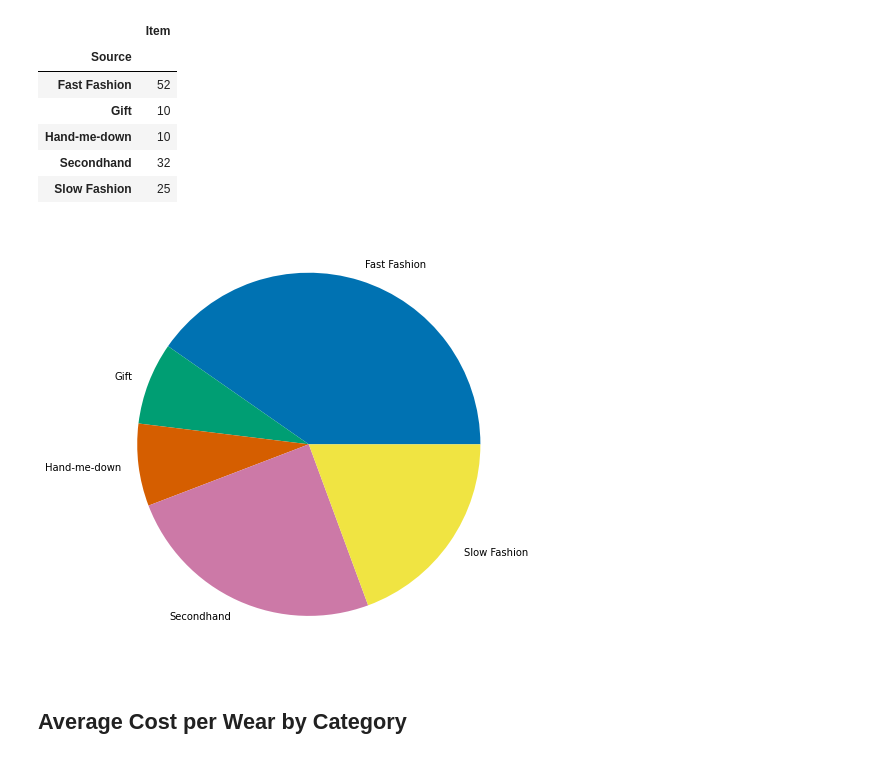
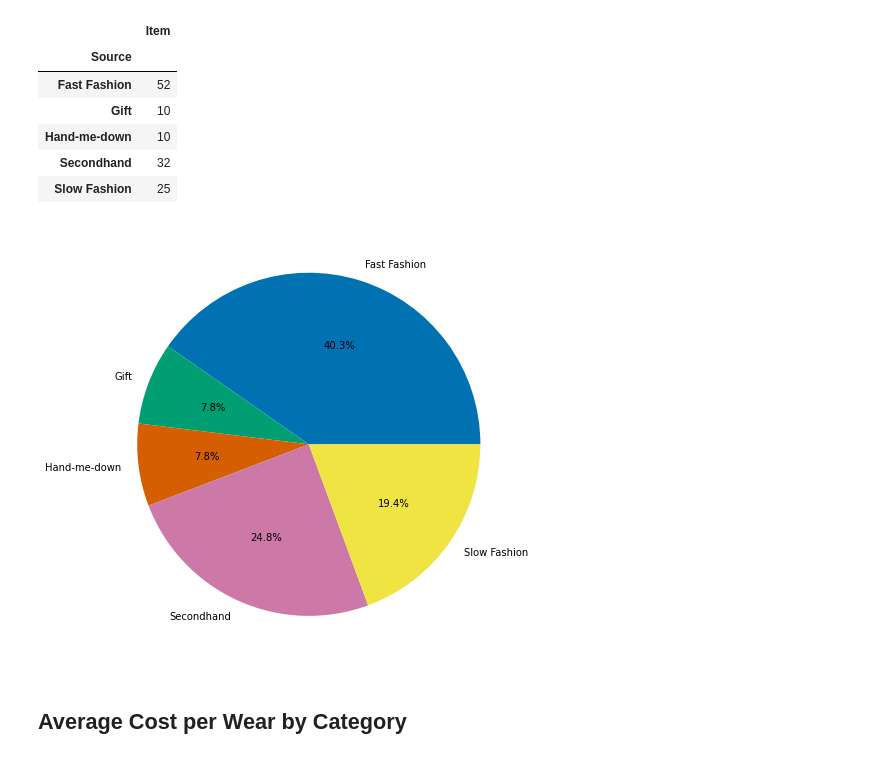
Before and after one commit to rebekahcallkacz/wardrobe-data-analysis, a Jupyter notebook: Data Analysis/data_visualization.ipynb, the cells around one changed output. Cells and saved outputs as stored; diff of their text form; code cells hidden in the pictures.

```diff
--- a/Data Analysis/data_visualization.ipynb
+++ b/Data Analysis/data_visualization.ipynb
@@ -48,13 +48,13 @@ source_count
 | Secondhand | 32 |
 | Slow Fashion | 25 |
 # %%
-source_count.plot(kind='pie', y='Item', legend=None, figsize=(7,7))
+source_count.plot(kind='pie', y='Item', legend=None, figsize=(7,7), autopct='%1.1f%%')
 plt.ylabel('')
 plt.tight_layout()
 plt.savefig('../Assets/Images/acquisitiontypes.png')
 plt.show()
 # %% [output]
-[figure, old version]
+[figure, new version]
 # %% [markdown]
 ## Average Cost per Wear by Category
 # %%
```
Also changed, not shown: parts of 4 cells of this notebook, 4 other files.
